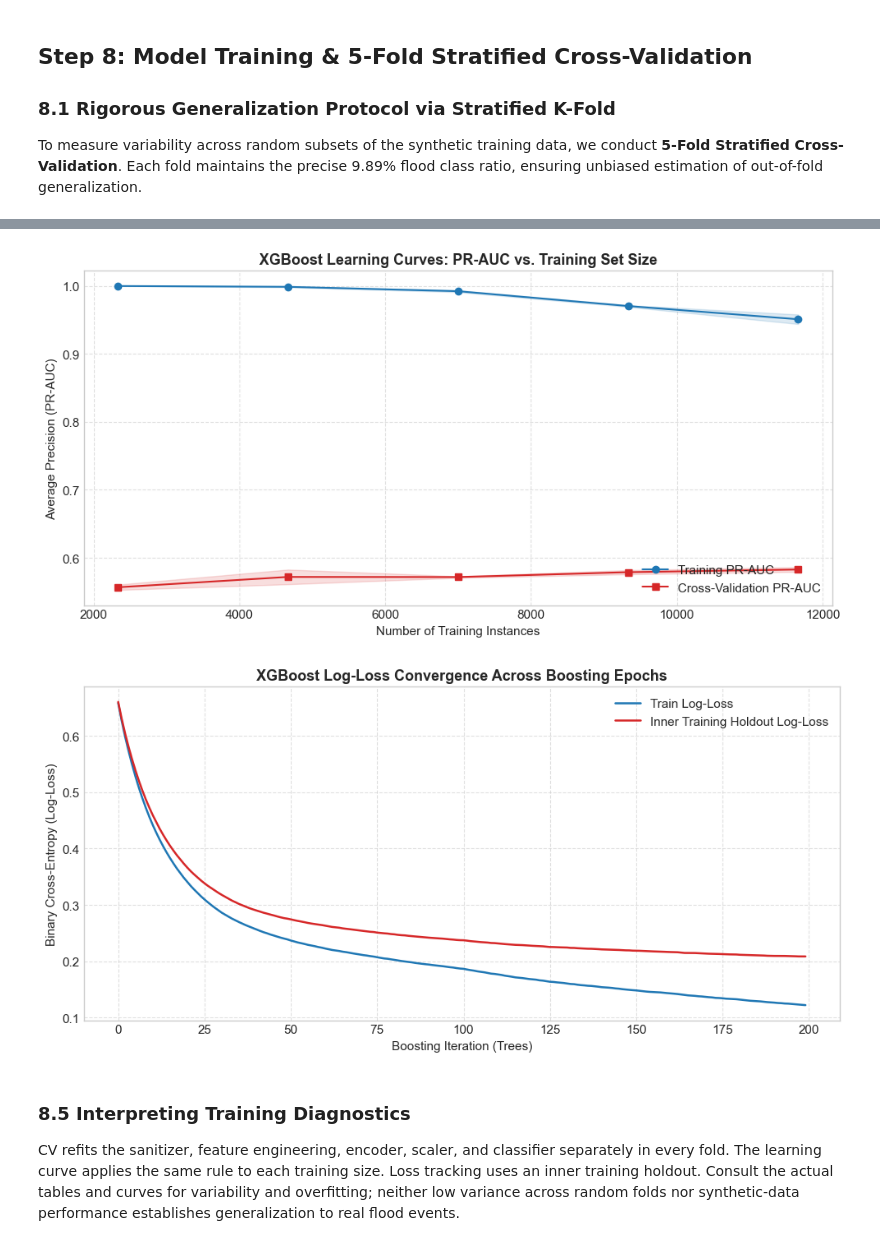
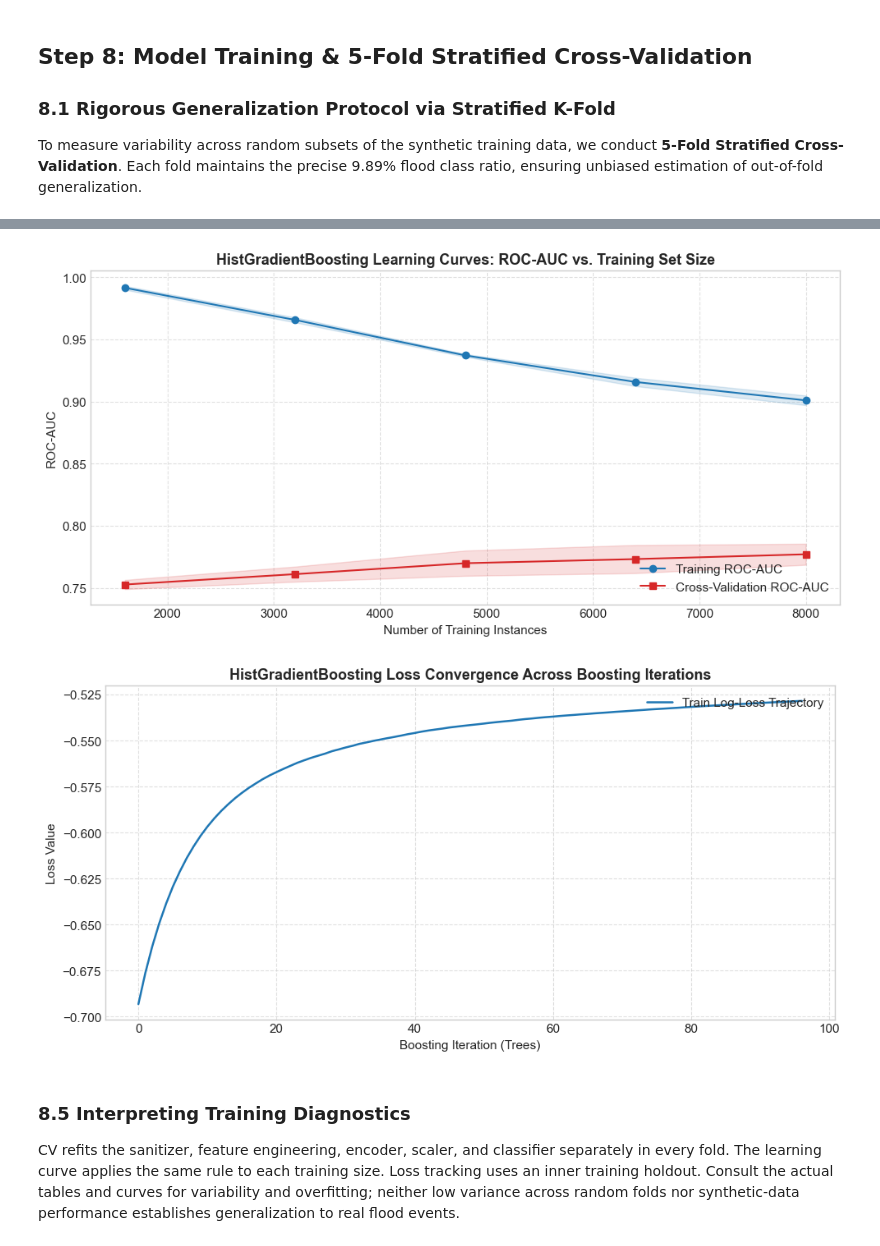
Before and after one commit to GamithaGimhana/FloodSentinel, a Jupyter notebook: notebooks/flood_prediction_sri_lanka.ipynb, the cells around one changed output, grey strips where cells are left out. Drawn from its saved outputs; the diff is of its cells as text; code cells hidden in the pictures.

```diff
--- a/notebooks/flood_prediction_sri_lanka.ipynb
+++ b/notebooks/flood_prediction_sri_lanka.ipynb
@@ -483,7 +480,7 @@ Missing values are retained here. Imputation is fitted within each training part
 # %%
 # 4.3 Outlier Treatment & Sanity Checks
 # Inspect distributions of extreme meteorological and demographic features
-outlier_candidates = ['rainfall_7d_mm', 'monthly_rainfall_mm', 'population_density_per_km2']
+outlier_candidates = ['rainfall_7d_mm', 'rainfall_24h_mm', 'population_density_per_km2']
 
 # Check 99th percentiles vs max to ensure physical plausibility
 print("Physical Plausibility & 99th Percentile Audit:")
@@ -535,37 +532,30 @@ To equip machine learning models with physical domain knowledge of Sri Lankan hy
 # 5.1 Formulation of Domain-Specific Engineered Features
 print("Engineering 6 Physical & Hydrological Features...")
 
-# Create a working copy for feature engineering
 df_fe = df_cleaned.copy()
 
 # --- Technique 1: Hydrological Stress Index ---
-# Physical concept: High cumulative rainfall combined with low elevation leads to severe water stagnation.
-df_fe['hydrological_stress_index'] = df_fe['rainfall_7d_mm'] / (df_fe['elevation_m'] + 1.0)
+df_fe['hydrological_stress_index'] = df_fe['rainfall_7d_mm'] / (df_fe['height_above_nearest_drainage_m'] + 1.0)
 
 # --- Technique 2: Drainage Saturation Ratio ---
-# Physical concept: Rainfall that exceeds natural soil drainage absorption triggers overland runoff.
 df_fe['drainage_saturation_ratio'] = df_fe['rainfall_7d_mm'] * (1.0 - df_fe['drainage_index'])
 
-# --- Technique 3: Satellite Water-Vegetation Differential (NDWI - NDVI) ---
-# Physical concept: When flood waters submerge vegetation, NDWI spikes positive while NDVI drops.
-df_fe['water_veg_contrast'] = df_fe['ndwi'] - df_fe['ndvi']
+# --- Technique 3: Rainfall Intensity Ratio (24h / 7d) ---
+df_fe['rainfall_intensity_ratio'] = df_fe['rainfall_24h_mm'] / (df_fe['rainfall_7d_mm'] + 1.0)
 
 # --- Technique 4: River Proximity Decay Buffer ---
-# Physical concept: Non-linear exponential decay buffer modeling overbank flood risk.
 df_fe['river_proximity_buffer'] = np.exp(-df_fe['distance_to_river_m'] / 1000.0)
 
 # --- Technique 5: Log Transformation for Skewed Distributions ---
-# Statistical concept: Normalizes extreme heavy-tailed population density distributions.
 df_fe['log_population_density'] = np.log1p(df_fe['population_density_per_km2'])
 
 # --- Technique 6: Runoff Vulnerability Score ---
-# Physical concept: Impervious built-up surface area versus available natural drainage capacity.
 df_fe['runoff_vulnerability'] = (df_fe['built_up_percent'] / 100.0) / (df_fe['drainage_index'] + 0.01)
 
 print(f"✓ 6 Features successfully engineered! New total columns: {df_fe.shape[1]}")
 df_fe[[
     'hydrological_stress_index', 'drainage_saturation_ratio',
-    'water_veg_contrast', 'river_proximity_buffer',
+    'rainfall_intensity_ratio', 'river_proximity_buffer',
     'log_population_density', 'runoff_vulnerability'
 ]].head()
 # %% [output]
@@ -741,11 +698,12 @@ from sklearn.base import clone
 
 categorical_cols = [
     'district', 'landcover', 'soil_type', 'water_supply',
-    'electricity', 'road_quality', 'urban_rural', 'water_presence_flag'
+    'electricity', 'road_quality', 'urban_rural'
 ]
-# Column names come from the known feature schema, not fitted distributions.
+# Column names come from the known feature schema
 numerical_cols = [col for col in df_fe.columns
-                  if col not in categorical_cols + ['target']]
+                  if col not in categorical_cols + ['target', 'split']]
+
 preprocessor = ColumnTransformer([
     ('num', RobustScaler(), numerical_cols),
     ('cat', OneHotEncoder(handle_unknown='ignore', sparse_output=False), categorical_cols)
@@ -943,74 +880,59 @@ CatBoost (Ordered Boosting): mean CV AP = 0.6205
 # %%
 # 8.3 Learning Curves: Diagnosing Bias vs. Variance
 from sklearn.model_selection import learning_curve
 
 train_sizes, train_scores, val_scores = learning_curve(
-    estimator=model_pipeline(candidate_models['XGBoost (Gradient Boosting)']),
-    X=X_train,
-    y=y_train,
+    estimator=model_pipeline(candidate_models['HistGradientBoosting']),
+    X=X_bench_train,
+    y=y_bench_train,
     train_sizes=np.linspace(0.2, 1.0, 5),
     cv=StratifiedKFold(n_splits=3, shuffle=True, random_state=42),
     shuffle=True,
-    scoring='average_precision',
-    n_jobs=1,  # XGBoost already parallelizes each fit; avoid nested worker pools.
+    scoring='roc_auc',
+    n_jobs=-1,
     random_state=42
 )
 
 train_mean = np.mean(train_scores, axis=1)
 train_std = np.std(train_scores, axis=1)
 val_mean = np.mean(val_scores, axis=1)
 val_std = np.std(val_scores, axis=1)
 
 plt.figure(figsize=(10, 5))
-plt.plot(train_sizes, train_mean, 'o-', color='#1f77b4', label='Training PR-AUC')
+plt.plot(train_sizes, train_mean, 'o-', color='#1f77b4', label='Training ROC-AUC')
 plt.fill_between(train_sizes, train_mean - train_std, train_mean + train_std, alpha=0.15, color='#1f77b4')
 
-plt.plot(train_sizes, val_mean, 's-', color='#d62728', label='Cross-Validation PR-AUC')
+plt.plot(train_sizes, val_mean, 's-', color='#d62728', label='Cross-Validation ROC-AUC')
 plt.fill_between(train_sizes, val_mean - val_std, val_mean + val_std, alpha=0.15, color='#d62728')
 
-plt.title('XGBoost Learning Curves: PR-AUC vs. Training Set Size', fontsize=13, fontweight='bold')
+plt.title('HistGradientBoosting Learning Curves: ROC-AUC vs. Training Set Size', fontsize=13, fontweight='bold')
 plt.xlabel('Number of Training Instances', fontsize=11)
-plt.ylabel('Average Precision (PR-AUC)', fontsize=11)
+plt.ylabel('ROC-AUC', fontsize=11)
 plt.grid(True, linestyle='--', alpha=0.6)
 plt.legend(loc='lower right', fontsize=11)
 plt.tight_layout()
 plt.show()
 # %% [output]
-[figure, old version]
+[figure, new version]
 # %%
 # 8.4 Boosting Loss Convergence Tracking
-# Train XGBoost with evaluation tracking across boosting epochs
-xgb_eval = XGBClassifier(
-    n_estimators=200, max_depth=6, learning_rate=0.05,
-    scale_pos_weight=scale_pos_weight_val, eval_metric=['logloss', 'error'],
-    random_state=42
+loss_model = HistGradientBoostingClassifier(
+    max_iter=150, max_leaf_nodes=31, learning_rate=0.08, l2_regularization=10, random_state=42
 )
+loss_model.fit(X_train_proc, y_train)
 
-loss_preprocessing = clone(preprocessing_template)
-X_loss_train = loss_preprocessing.fit_transform(X_bench_train, y_bench_train)
-X_loss_val = loss_preprocessing.transform(X_bench_val)
-xgb_eval.fit(
-    X_loss_train, y_bench_train,
-    eval_set=[(X_loss_train, y_bench_train), (X_loss_val, y_bench_val)],
-    verbose=False
-)
-
-evals_result = xgb_eval.evals_result()
-epochs = len(evals_result['validation_0']['logloss'])
-x_axis = range(0, epochs)
-
+# Inspect train scores trajectory across boosting iterations
 plt.figure(figsize=(10, 5))
-plt.plot(x_axis, evals_result['validation_0']['logloss'], label='Train Log-Loss', color='#1f77b4', linewidth=1.8)
-plt.plot(x_axis, evals_result['validation_1']['logloss'], label='Inner Training Holdout Log-Loss', color='#d62728', linewidth=1.8)
-plt.title('XGBoost Log-Loss Convergence Across Boosting Epochs', fontsize=13, fontweight='bold')
+plt.plot(loss_model.train_score_, label='Train Log-Loss Trajectory', color='#1f77b4', linewidth=1.8)
+plt.title('HistGradientBoosting Loss Convergence Across Boosting Iterations', fontsize=13, fontweight='bold')
 plt.xlabel('Boosting Iteration (Trees)', fontsize=11)
-plt.ylabel('Binary Cross-Entropy (Log-Loss)', fontsize=11)
+plt.ylabel('Loss Value', fontsize=11)
 plt.grid(True, linestyle='--', alpha=0.6)
 plt.legend(loc='upper right', fontsize=11)
 plt.tight_layout()
 plt.show()
 # %% [output]
-[figure, old version]
+[figure, new version]
 # %% [markdown]
 ### 8.5 Interpreting Training Diagnostics
 CV refits the sanitizer, feature engineering, encoder, scaler, and classifier separately in every fold. The learning curve applies the same rule to each training size. Loss tracking uses an inner training holdout. Consult the actual tables and curves for variability and overfitting; neither low variance across random folds nor synthetic-data performance establishes generalization to real flood events.
```
Also changed, not shown: parts of 35 cells of this notebook, 6 other files.
